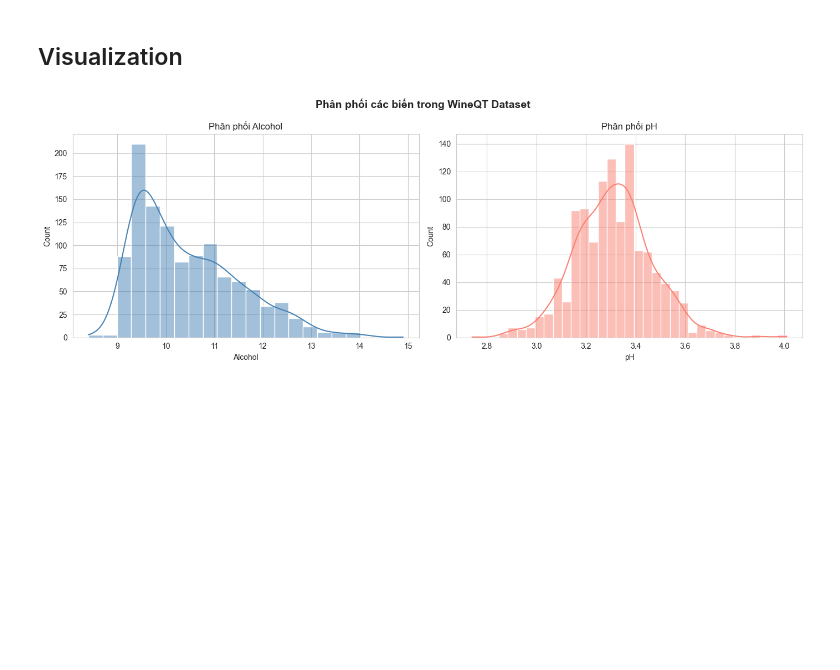
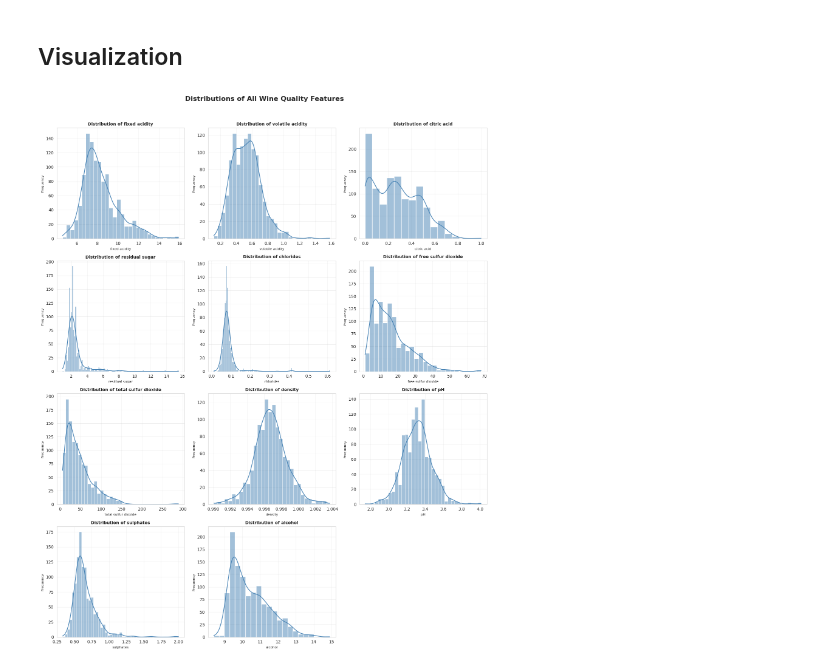
Before and after one commit to ducan0206/Multivariate-Statistical-Analysis, a Jupyter notebook: notebooks/01_descriptive_stats.ipynb, the cells around one changed output. Saved outputs shown, nothing was run; the diff lists cells and outputs as text; code cells hidden in the pictures; blank space fills up the shorter version.

```diff
--- a/notebooks/01_descriptive_stats.ipynb
+++ b/notebooks/01_descriptive_stats.ipynb
@@ -73,19 +72,19 @@ memory usage: 98.4 KB
 ## Mean và Variance
 # %%
 # Lấy mẫu ngẫu nhiên
-N = len(df)
+N = len(features)
 n_sample = 100
-df_sample = df.sample(n=n_sample, random_state=42)
+df_sample = features.sample(n=n_sample, random_state=42)
 
-# Mean, Variance, and Standard Deviation of the Population
-pop_mean = {col: mean(df[col]) for col in features.columns}
-pop_var = {col: variance(df[col], is_population=True) for col in features.columns}
-pop_std = {col: standard_deviation(df[col], is_population=True) for col in features.columns}
+# Population
+pop_mean = {col: mean(features[col]) for col in features.columns}
+pop_var = {col: variance(features[col]) for col in features.columns}
+pop_std = {col: standard_deviation(features[col]) for col in features.columns}
 
 # 3. Mean and Variance of the Sample
-sample_mean = {col: mean(df_sample[col]) for col in features.columns}
-sample_var = {col: variance(df_sample[col], is_population=False) for col in features.columns}
-sample_std = {col: standard_deviation(df_sample[col], is_population=False) for col in features.columns}
+sample_mean = {col: mean(df_sample[col]) for col in df_sample.columns}
+sample_var = {col: variance(df_sample[col]) for col in df_sample.columns}
+sample_std = {col: standard_deviation(df_sample[col]) for col in df_sample.columns}
 
 # Tạo bảng so sánh cho một biến cụ thể
 rows = []
@@ -96,11 +95,10 @@ for col in features.columns:
         "Sample Mean": sample_mean[col],
         "Population Variance": pop_var[col],
         "Sample Variance": sample_var[col],
-        "Population Std": pop_std[col],
-        "Sample Std": sample_std[col]
+        "Population Std Dev": pop_std[col],
+        "Sample Std Dev": sample_std[col]
     })
 
 comparison = pd.DataFrame(rows).set_index("Variable")
-print("So sánh giữa Population và Sample:")
-print(comparison)
+comparison.round(4)
 # %% [output]
@@ -158,19 +146,13 @@ plt.show()
 # %% [markdown]
 ## Visualization
 # %%
-fig, axes = plt.subplots(1, 2, figsize=(14, 5))
-
-sns.histplot(features["alcohol"], kde=True, ax=axes[0], color="steelblue")
-axes[0].set_title("Phân phối Alcohol")
-axes[0].set_xlabel("Alcohol")
-
-sns.histplot(features["pH"], kde=True, ax=axes[1], color="salmon")
-axes[1].set_title("Phân phối pH")
-axes[1].set_xlabel("pH")
-
-plt.suptitle("Phân phối các biến trong WineQT Dataset", fontsize=14, fontweight="bold")
+# Show distribution for all 11 features in subplots
+plt.figure(figsize=(15, 18))
+for i, col in enumerate(features.columns):
+    plt.subplot(4, 3, i + 1)
+    distribution(features, col)
+plt.suptitle("Distributions of All Wine Quality Features", fontsize=16, fontweight="bold", y=1.02)
 plt.tight_layout()
-plt.savefig("../data/fig01_distributions.png", bbox_inches="tight")
 plt.show()
 # %% [output]
-[figure, old version]
+[figure, new version]
```
Also changed, not shown: parts of 9 cells of this notebook.
